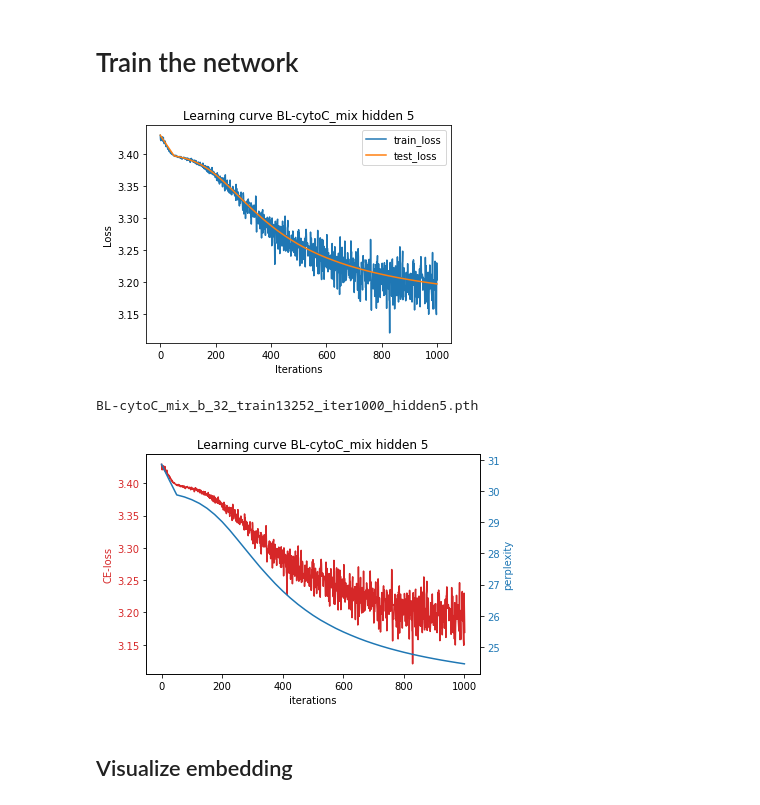
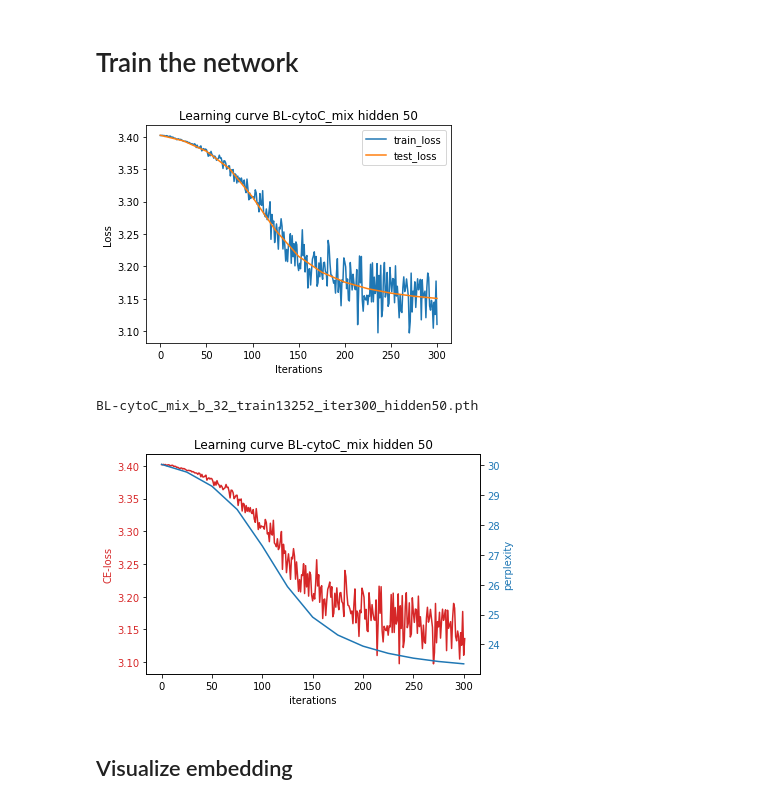
Before and after one commit to sofiastroustrup/02456-Deep-Learning-2020, a Jupyter notebook: notebooks/03-GRU.ipynb, the cells around one changed output. Cells and saved outputs as stored; diff of their text form; code cells hidden in the pictures.

```diff
--- a/notebooks/03-GRU.ipynb
+++ b/notebooks/03-GRU.ipynb
@@ -35,7 +35,7 @@ from networks import Gru
 # %%
 # read in table from uniprot with info and sequences
 name = "BL-cytoC_mix"
-data=pd.read_csv("data/BL-cytoC_mix.tsv",sep='\t') #make sure you have updated the value above
+data=pd.read_csv("data_small/BL-cytoC_mix.tsv",sep='\t') #make sure you have updated the value above
 n_seq=data.shape[0]
 data.head(n=2)
 # %% [output]
@@ -111,8 +110,8 @@ testloader = DataLoader(test1,
 # set initialvalues
 vocab_size=len(IUPAC_VOCAB)
 n_layers=10
-hidden_size=5
-max_iter = 1000
+hidden_size=50
+max_iter = 300
 eval_every = 25
 log_every=50
 
@@ -193,35 +192,35 @@ while i<max_iter:
         # Update loss
         #epoch_training_loss += loss.detach().cpu().numpy()
         stats["train_loss"].append(loss.detach().cpu().numpy())
         stats["train_iter"].append(i)
 
         # Print loss every 10 iterations
         #if i % 10 == 0:
         #  print(f'Iter {i}, training loss: {stats["train_loss"][-1]}, test loss: {stats["test_loss"][-1]}')
 
 
         # Log i figure
         if i % log_every == 0:
           fig = plt.figure(figsize=(12,4))
           plt.subplot(1, 2, 1)
           plt.title("Learning curve {} hidden {}".format(name, hidden_size))
           plt.plot(stats["train_iter"], stats["train_loss"], label='train_loss')
           plt.plot(stats["test_iter"], stats["test_loss"], label='test_loss')
           plt.legend()
           plt.xlabel('Iterations')
           plt.ylabel('Loss')
-          fig.savefig("visualization/learning_curves/CE_{}".format(name))
+          #fig.savefig("visualization/learning_curves/CE_{}".format(name))
           plt.show()
           display.clear_output(wait=True)
 
           #print(f'Iter {i}, training loss: {stats["train_loss"][-1]}, test loss: {stats["test_loss"][-1]}')
           #print("Train, it: {} loss: {:.2f} accs: {:.2f}".format(i, train_loss[-1], train_accs[-1]))
 
         if i>max_iter:
           break
         i+=1
 # %% [output]
-[figure, old version]
+[figure, new version]
 # %%
 import pandas as pd
 test_table_num=test_table.to_numpy()
@@ -230,7 +229,7 @@ test_table_num=test_table.to_numpy()
 PATH = '{}_b_{}_train{}_iter{}_hidden{}.pth'.format(name, batch_size, train_size, max_iter,hidden_size)
 print(PATH)
 # %% [output]
-BL-cytoC_mix_b_32_train13252_iter1000_hidden5.pth
+BL-cytoC_mix_b_32_train13252_iter300_hidden50.pth
 # %%
 # uncomment to save network
 #torch.save({
@@ -273,7 +272,7 @@ fig.tight_layout()  # otherwise the right y-label is slightly clipped
 #plt.show()
 #plt.savefig("visualization/learning_curves/train_{}_hidden{}".format(name, hidden_size))
 # %% [output]
-[figure, old version]
+[figure, new version]
 # %% [markdown]
 ## Visualize embedding
 # %%
```
Also changed, not shown: parts of 20 cells of this notebook, 2 other files.
